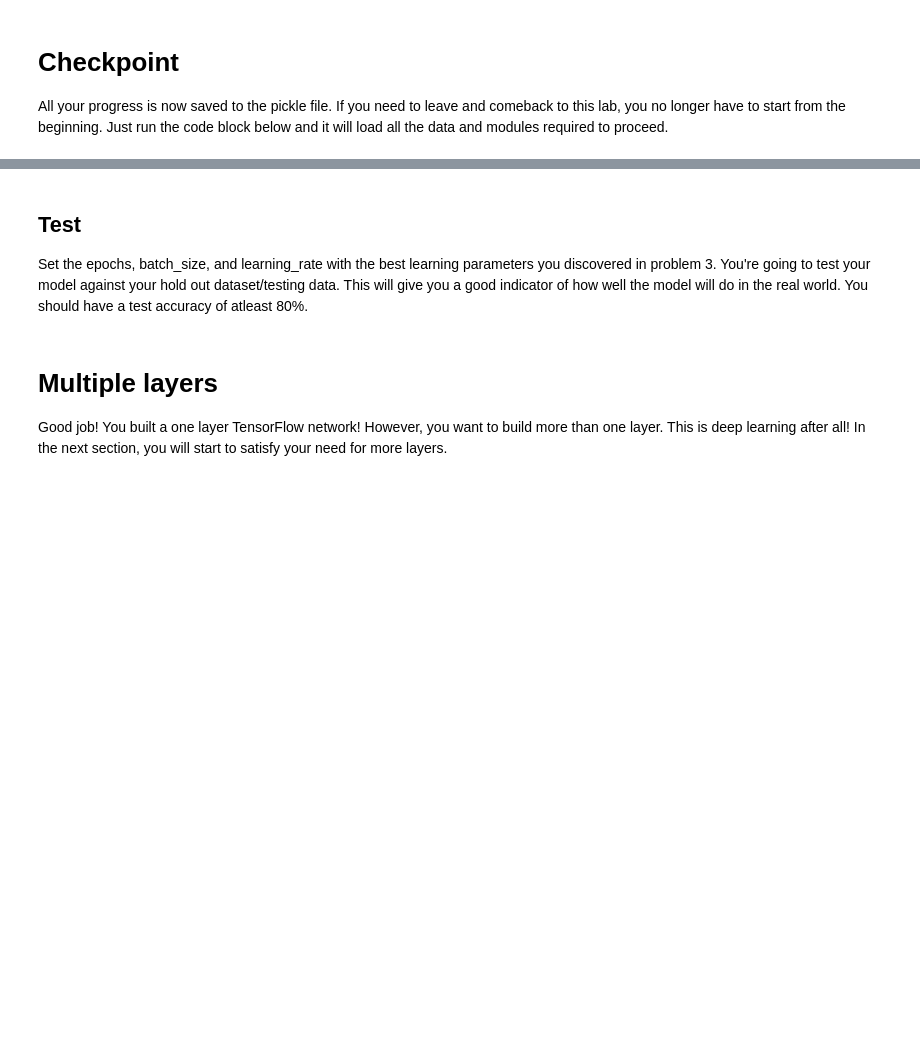
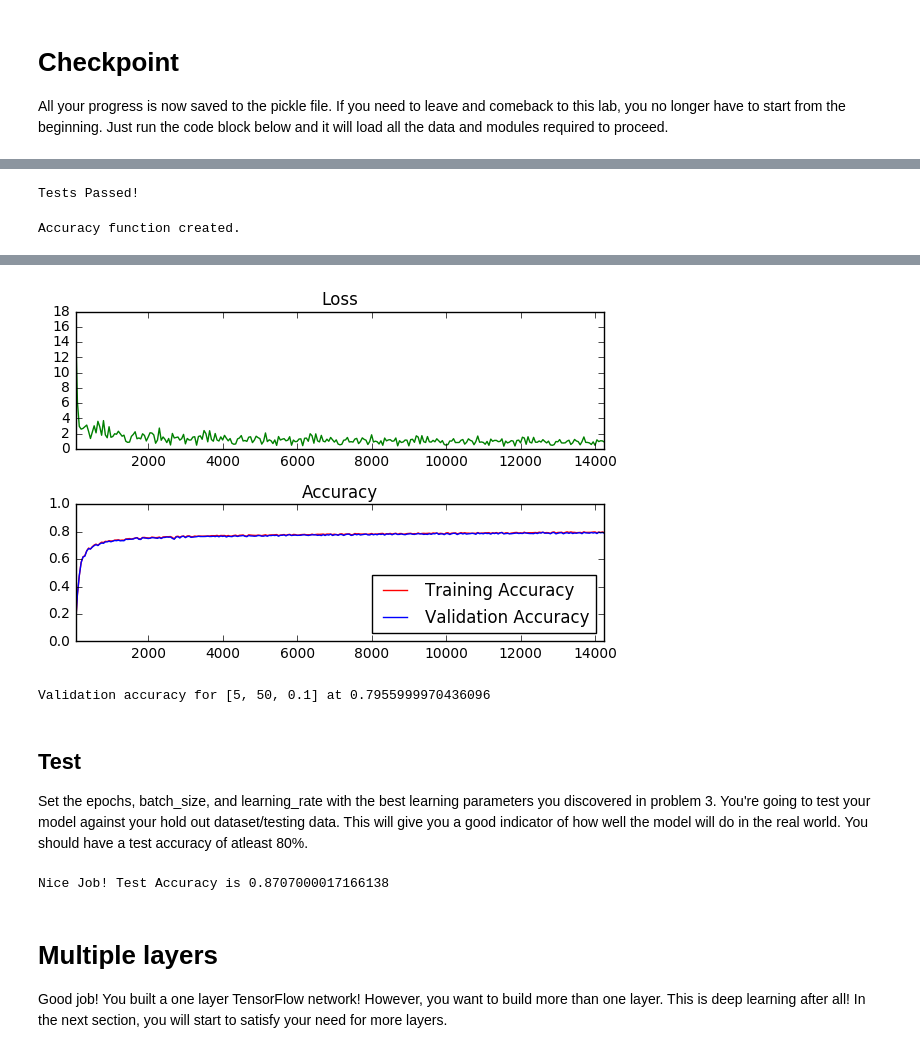
Before and after one commit to matthewzimmer/CarND-TensorFlow-Lab, a Jupyter notebook: lab.ipynb, the cells around one changed output, grey strips where cells are left out. Saved outputs shown, nothing was run; the diff lists cells and outputs as text; code cells hidden in the pictures; blank space fills up the shorter version.

```diff
--- a/lab.ipynb
+++ b/lab.ipynb
@@ -252,12 +252,12 @@ features_count = 784
 labels_count = 10
 
 # ToDo: Set the features and labels tensors
-# features =
-# labels =
+features = tf.placeholder(tf.float32)
+labels = tf.placeholder(tf.float32)
 
 # ToDo: Set the weights and biases tensors
-# weights =
-# biases =
+weights = tf.Variable(tf.truncated_normal([features_count, labels_count]))
+biases = tf.Variable(tf.zeros([labels_count], dtype=tf.float32))
 
 
 
@@ -311,6 +311,8 @@ with tf.Session() as session:
 assert not np.count_nonzero(biases_data), 'biases must be zeros'
 
 print('Tests Passed!')
+# %% [output]
+Tests Passed!
 # %%
 # Determine if the predictions are correct
 is_correct_prediction = tf.equal(tf.argmax(prediction, 1), tf.argmax(labels, 1))
@@ -318,6 +320,8 @@ is_correct_prediction = tf.equal(tf.argmax(prediction, 1), tf.argmax(labels, 1))
 accuracy = tf.reduce_mean(tf.cast(is_correct_prediction, tf.float32))
 
 print('Accuracy function created.')
+# %% [output]
+Accuracy function created.
 # %% [markdown]
 <img src="image/learn_rate_tune.png" style="height: 60%;width: 60%">
 ## Problem 3
@@ -360,11 +364,28 @@ The code will print out a Loss and Accuracy graph, so you can see how well the n
 *If you're having trouble solving problem 3, you can view the solution [here](https://github.com/udacity/CarND-TensorFlow-Lab/blob/master/solutions.ipynb).*
 # %%
 # ToDo: Find the best parameters for each configuration
-# epochs =
-# batch_size =
-# learning_rate =
+# Validation accuracy at 0.8085333108901978
+epochs = 5
+batch_size = 50
+learning_rate = 0.2
 
+# BAD
+# [5, 500, 0.8]
 
+# GOOD
+
+# [3, 500, 0.5] = 0.7654666900634766
+# [4, 500, 0.5] = 0.7830666899681091
+# [5, 500, 0.5] = 0.783
+
+# tests = np.array([[1, 2000, 0.1], [2, 1000, 0.2], [3, 500, 0.5]])
+# tests = np.array([[5, 50, 0.5]])
+# tests = np.array([[1, 50, 1e-3]])
+
+# for epochs, batch_size, learning_rate in tests:
+#     epochs = int(epochs)
+#     batch_size = int(batch_size)
+#     print(epochs, batch_size, learning_rate)
 
 ### DON'T MODIFY ANYTHING BELOW ###
 # Gradient Descent
@@ -404,42 +425,45 @@ with tf.Session() as session:
             # Log every 50 batches
             if not batch_i % log_batch_step:
                 # Calculate Training and Validation accuracy
                 training_accuracy = session.run(accuracy, feed_dict=train_feed_dict)
                 validation_accuracy = session.run(accuracy, feed_dict=valid_feed_dict)
 
                 # Log batches
                 previous_batch = batches[-1] if batches else 0
                 batches.append(log_batch_step + previous_batch)
                 loss_batch.append(l)
                 train_acc_batch.append(training_accuracy)
                 valid_acc_batch.append(validation_accuracy)
 
         # Check accuracy against Validation data
         validation_accuracy = session.run(accuracy, feed_dict=valid_feed_dict)
 
 loss_plot = plt.subplot(211)
 loss_plot.set_title('Loss')
 loss_plot.plot(batches, loss_batch, 'g')
 loss_plot.set_xlim([batches[0], batches[-1]])
 acc_plot = plt.subplot(212)
 acc_plot.set_title('Accuracy')
 acc_plot.plot(batches, train_acc_batch, 'r', label='Training Accuracy')
 acc_plot.plot(batches, valid_acc_batch, 'b', label='Validation Accuracy')
 acc_plot.set_ylim([0, 1.0])
 acc_plot.set_xlim([batches[0], batches[-1]])
 acc_plot.legend(loc=4)
 plt.tight_layout()
 plt.show()
 
-print('Validation accuracy at {}'.format(validation_accuracy))
+print('Validation accuracy for [{}, {}, {}] at {}'.format(epochs, batch_size, learning_rate, validation_accuracy))
+# %% [output]
+[figure, added]
+Validation accuracy for [5, 50, 0.1] at 0.7955999970436096
 # %% [markdown]
 ## Test
 Set the epochs, batch_size, and learning_rate with the best learning parameters you discovered in problem 3.  You're going to test your model against your hold out dataset/testing data.  This will give you a good indicator of how well the model will do in the real world.  You should have a test accuracy of atleast 80%.
 # %%
 # ToDo: Set the epochs, batch_size, and learning_rate with the best parameters from problem 3
-# epochs =
-# batch_size =
-# learning_rate =
+epochs = 5
+batch_size = 50
+learning_rate = 0.1
 
 
 
@@ -473,6 +497,8 @@ with tf.Session() as session:
 
 assert test_accuracy >= 0.80, 'Test accuracy at {}, should be equal to or greater than 0.80'.format(test_accuracy)
 print('Nice Job! Test Accuracy is {}'.format(test_accuracy))
+# %% [output]
+Nice Job! Test Accuracy is 0.8707000017166138
 # %% [markdown]
 # Multiple layers
 Good job!  You built a one layer TensorFlow network!  However, you want to build more than one layer.  This is deep learning after all!  In the next section, you will start to satisfy your need for more layers.
```
Also changed, not shown: parts of 5 cells of this notebook.
